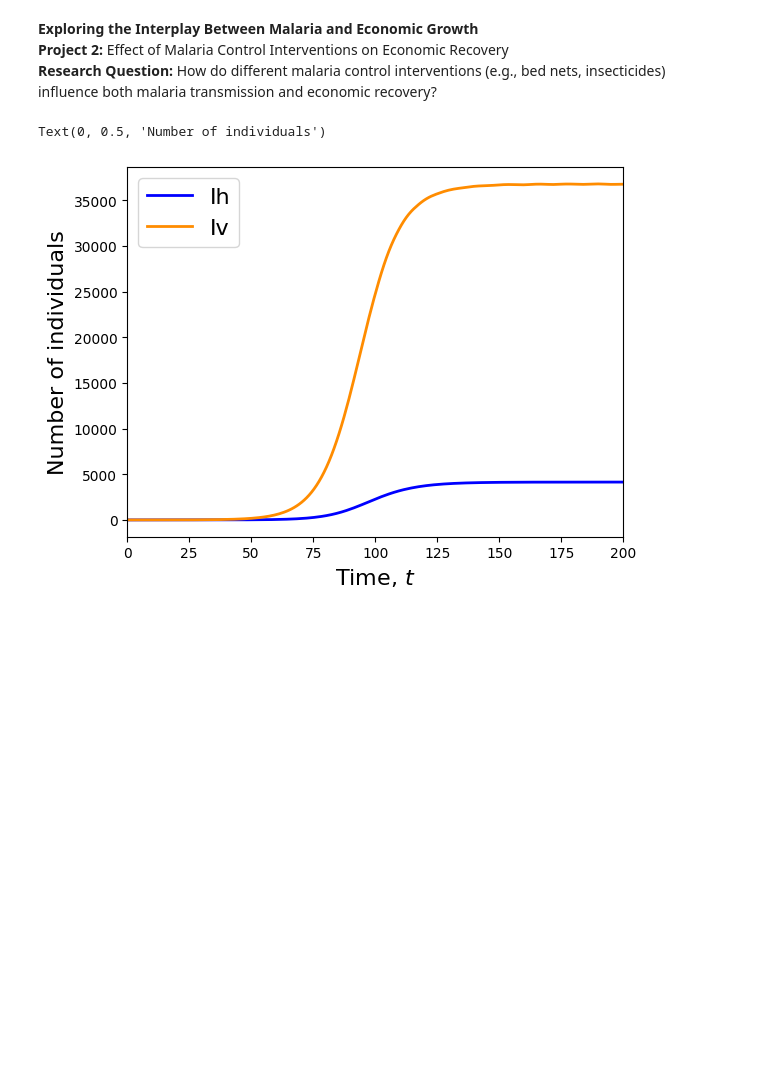
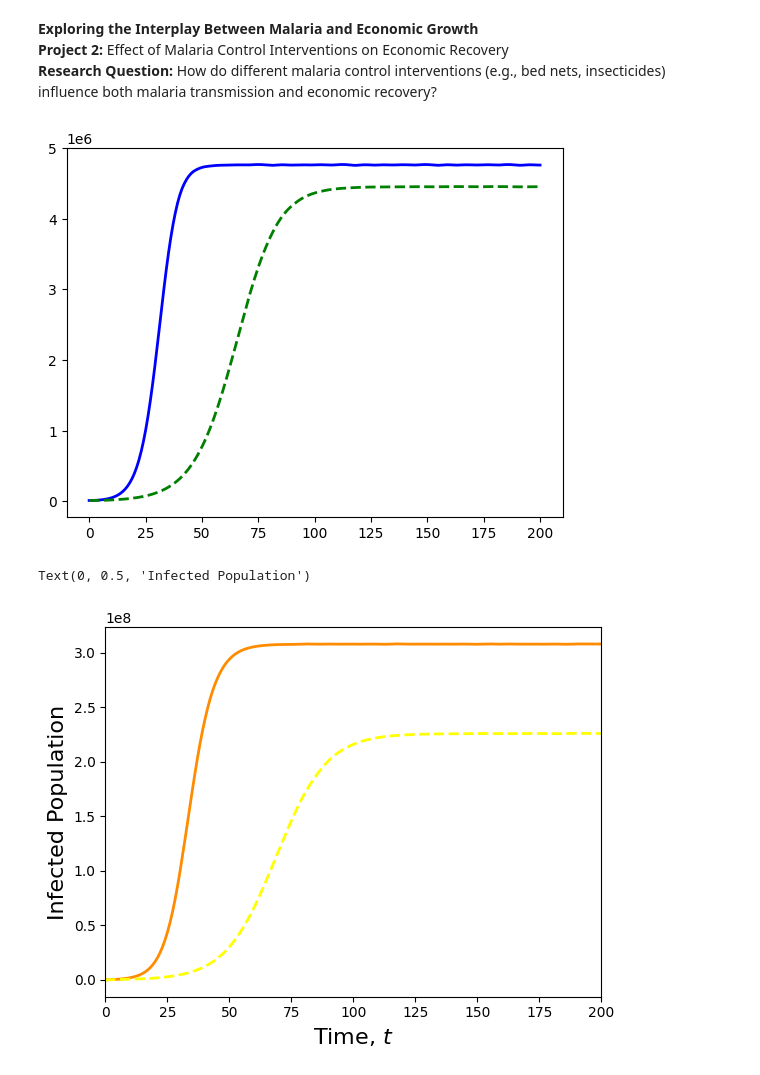
Before and after one commit to dvllgmz/IMEG-P2, a Jupyter notebook: main.ipynb, the cells around one changed output. Drawn from its saved outputs; the diff is of its cells as text; code cells hidden in the pictures; blank space fills up the shorter version.

Commit message:
Intervention plots w/sample data. Equations accurately reflect changing data.

```diff
--- a/main.ipynb
+++ b/main.ipynb
@@ -49,51 +50,67 @@ def solveModel(par,tspan,init_cond,t_eval):
                          args = (par,))
     return ode_soln
 # %%
-# Parameter values
 """
 Are we operating under these same values, or finding specifics for selected country/region?
 """
-# Biting rate modification
-u = .80 # Population implementing intervention *PLACEHOLDER VALUES*
-epsilon = .50 # Intervention efficacy
-aM = 1/2 * (1-u*epsilon)
-a0 = 1/2
+
+# Parameter values
+a0 = 1/4 # between 1/4 - 1/3
+u = .50 # Population implementing intervention *PLACEHOLDER VALUES*
+epsilon = .90 # Intervention efficacy
+aM = a0 * (1-u*epsilon) # Modified biting rate
 
 b = 22/1000 # Transmission probability: infectious mosquito -> susceptible human
-c = 48/100 # Transmission probability: infectious human -> susceptible mosquito
-lambdaH = a0*b # Human FoI
-lambdaV = a0*c # Vector FoI
+c = 48/100 # infectious human -> susceptible mosquito
+lambdaH = a0*b
+lambdaV = a0*c
+lambdaHM = aM*b
+lambdaVM = aM*c
 gamma = 1/60 # Human recovery rate
-mu = 1/14 # Natural death rate
-Nh = 5000 # Human population
-Nv = 10*Nh # Vector population
-Ih0 = 0
-Iv0 = 1
+mu = 1/14 # Natural death rate of mosquito (days)
+Nh = 5000000
+Nv = 100*Nh # could be 10-100
+Ih0 = 10000
+Iv0 = 20000
 
+# Standard calculations
 par = np.array([lambdaH,lambdaV,Nh,gamma,mu])
 init_cond = np.array([Ih0,Iv0])
 tspan = (0,200)
 t_eval = np.linspace(tspan[0], tspan[-1], 200)
 
 soln = solveModel(par,tspan,init_cond,t_eval)
 t = soln.t
 Ih = soln.y[0]
 Iv = soln.y[1]
 
+# Intervention calculations
+parI = np.array([lambdaHM,lambdaVM,Nh,gamma,mu])
+solI = solveModel(parI,tspan,init_cond,t_eval)
+tI = solI.t
+IhI = solI.y[0]
+IvI = solI.y[1]
+
+
+# Plotting model
 plt.plot(t, Ih, c='blue',  linewidth=2,)
+plt.plot(tI, IhI, c='green',  linewidth=2, linestyle='--')
+plt.show()
 plt.plot(t, Iv, c='darkorange',  linewidth=2,)
-plt.legend(['Ih','Iv'],fontsize=16)
+plt.plot(tI, IvI, c='yellow',  linewidth=2, linestyle='--')
+#plt.legend(['Iₕ','Iᵥ', 'Iₕ (w/ LLINs)', 'Iᵥ (w/ LLINs)'],fontsize=16)
 
 xmin = t[0]
 xmax = t[-1]
 plt.xlim(xmin, xmax)
 
 xmin = t[0]
 xmax = t[-1]
 plt.xlim(xmin, xmax)
 
 plt.xlabel("Time, $t$", fontsize=16)
-plt.ylabel("Number of individuals",fontsize=16)
+plt.ylabel("Infected Population",fontsize=16)
 # %% [output]
+[figure, new version]
-Text(0, 0.5, 'Number of individuals')
+Text(0, 0.5, 'Infected Population')
-[figure, old version]
+[figure, added]
```
Also changed, not shown: parts of 1 cell of this notebook.
